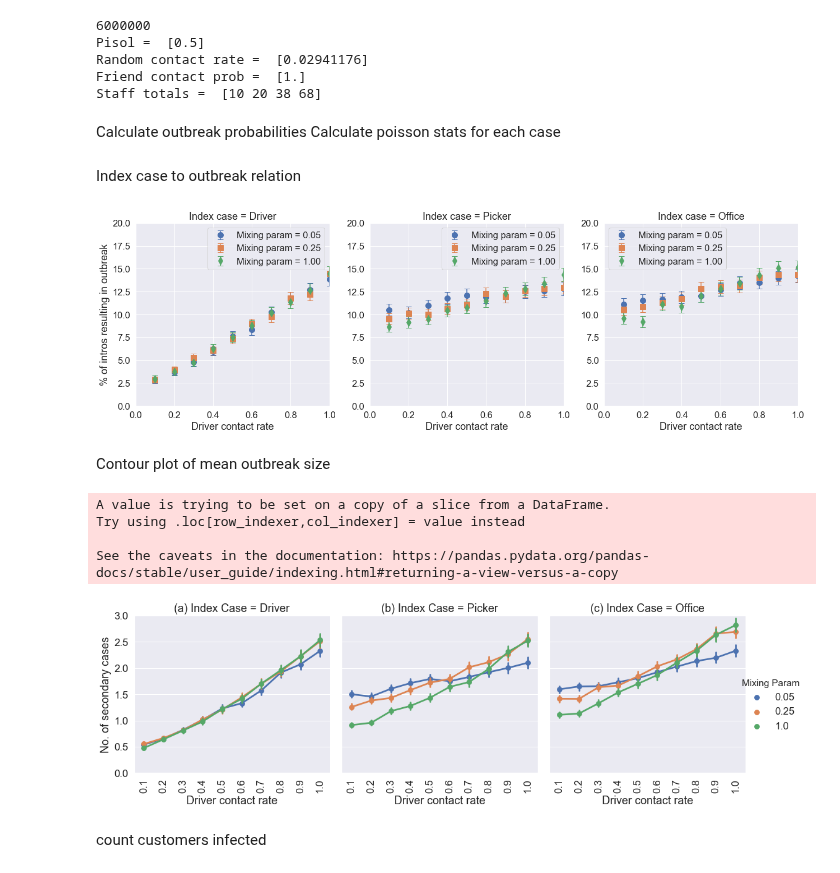
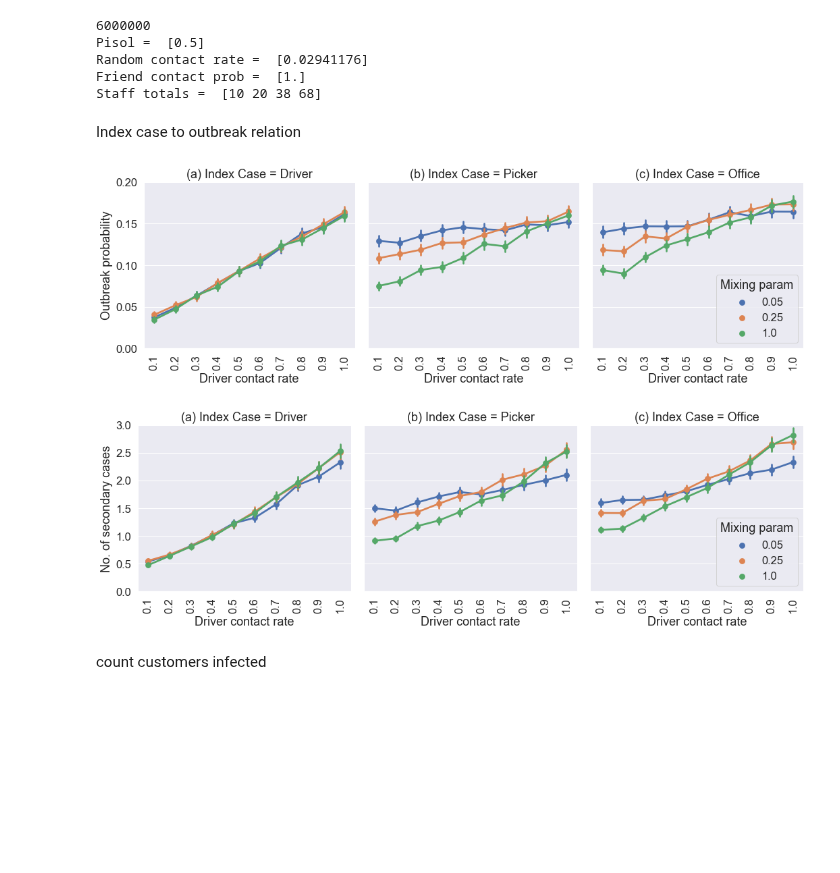
Before and after one commit to CarlWhitfield/Workplace_delivery_transmission, a Jupyter notebook: Network_workplace_model/Latest_results/plot_param_sweeps.ipynb, the cells around one changed output. Saved outputs shown, nothing was run; the diff lists cells and outputs as text; code cells hidden in the pictures; blank space fills up the shorter version.

Commit message:
Update_plotting scripts

```diff
--- a/Network_workplace_model/Latest_results/plot_param_sweeps.ipynb
+++ b/Network_workplace_model/Latest_results/plot_param_sweeps.ipynb
@@ -16,0 +14,7 @@ df['NRecovered'] = df['FracRecovered']*df['NStaff']
+# %%
+df = pd.read_csv('param_sweep.csv')
+df['NRecovered'] = df['FracRecovered']*df['NStaff']
+df['outbreak'] = (df['NRecovered'] > 4)
+dfall = df[df['Group'] == 'All']
+dfphi =  dfall.loc[lambda df: ((df['phi'] == 0.05) | (df['phi'] == 0.25) | (df['phi'] == 1.0))]
+dfphi['Ninfected'] = (dfphi.loc[:,'FracRecovered']*dfphi.loc[:,'NStaff'] - 1)
@@ -32,6 +41,3 @@ Pisol =  [0.5]
 Random contact rate =  [0.02941176]
 Friend contact prob =  [1.]
 Staff totals =  [10 20 38 68]
-# %% [markdown]
-Calculate outbreak probabilities
-Calculate poisson stats for each case
@@ -68,47 +44,33 @@ for (i,td) in enumerate(TD):
 # %% [markdown]
 Index case to outbreak relation
-# %%
-fig,ax = plt.subplots(1,3,figsize=(18,6))
-job = ['Driver','Picker','Office']
-shape = ['o','s','d']
-for (j,ii) in enumerate(II):
-    for (k,phi) in enumerate(Phi[[0,2,4]]):
-        ax[j].errorbar(TD,100*a_outbreak5[:,k,j],
-                    (100*(a_outbreak5[:,k,j] - poisson_lowci_5[:,k,j]),
-                    100*(poisson_uppci_5[:,k,j] - a_outbreak5[:,k,j])),
-                    fmt=shape[k],capsize=5,markersize=10,label='Mixing param = %.2f'%phi)
-    ax[j].legend()
-    ax[j].set_xlabel('Driver contact rate')
-
-    ax[j].set_title('Index case = %s'%job[j])
-    ax[j].set_xlim((0,1))
-    ax[j].set_ylim((0,20))
-ax[0].set_ylabel('% of intros resulting in outbreak')
-fig.tight_layout()
-fig.savefig('param_sweep_outbreak_probability.png')
-# %% [output]
-[figure, removed]
-# %% [markdown]
-Contour plot of mean outbreak size
+# %%
+job = ['Driver','Picker','Office']
+sp = sns.catplot(x='tD',y='outbreak', hue='phi',col='InfInit',data=dfphi,kind='point',legend=False)
+sp.set(xlabel='Driver contact rate',ylim=(0,0.2))
+axes = sp.axes.flatten()
+axes[0].set_ylabel('Outbreak probability')
+lab = ['a','b','c']
+for i in range(3):
+    axes[i].set_title('(%s) Index Case = %s'%(lab[i],job[i]))
+sp.set_xticklabels(rotation=90)
+plt.legend(loc='lower right',title='Mixing param')
+plt.tight_layout()
+sp.savefig('param_sweep_outbreak_probability.png')
+# %% [output]
+[figure, added]
 # %%
-dfphi =  dfall.loc[lambda df: ((df['phi'] == 0.05) | (df['phi'] == 0.25) | (df['phi'] == 1.0))]
-dfphi['Ninfected'] = (dfphi.loc[:,'FracRecovered']*dfphi.loc[:,'NStaff'] - 1)
-
-sp = sns.catplot(x='tD',y='Ninfected', hue='phi',col='InfInit',data=dfphi,kind='point')
+sp = sns.catplot(x='tD',y='Ninfected', hue='phi',col='InfInit',data=dfphi,kind='point',legend=False)
 sp.set(ylim=(0,3),xlabel='Driver contact rate')
 axes = sp.axes.flatten()
 axes[0].set_ylabel('No. of secondary cases')
 lab = ['a','b','c']
 for i in range(3):
     axes[i].set_title('(%s) Index Case = %s'%(lab[i],job[i]))
-sp._legend.set_title('Mixing Param')
 sp.set_xticklabels(rotation=90)
+plt.legend(loc='lower right',title='Mixing param')
+plt.tight_layout()
 sp.savefig('Secondary_infections.png')
 # %% [output]
-A value is trying to be set on a copy of a slice from a DataFrame.
-Try using .loc[row_indexer,col_indexer] = value instead
-
-See the caveats in the documentation: https://pandas.pydata.org/pandas-docs/stable/user_guide/indexing.html#returning-a-view-versus-a-copy
-[figure, old version]
+[figure, new version]
 # %% [markdown]
 count customers infected
```
Also changed, not shown: parts of 9 cells of this notebook, 11 other files.
